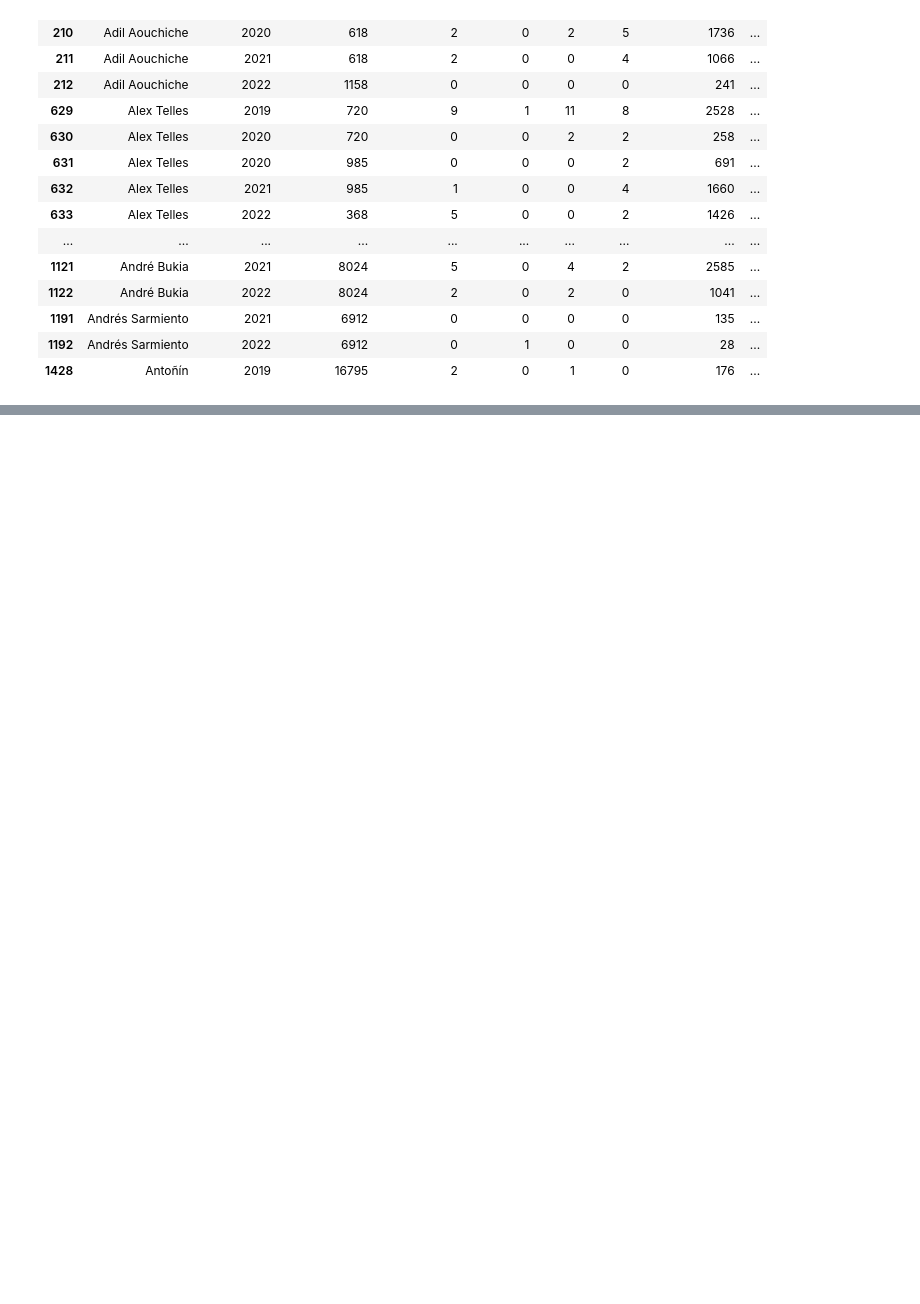
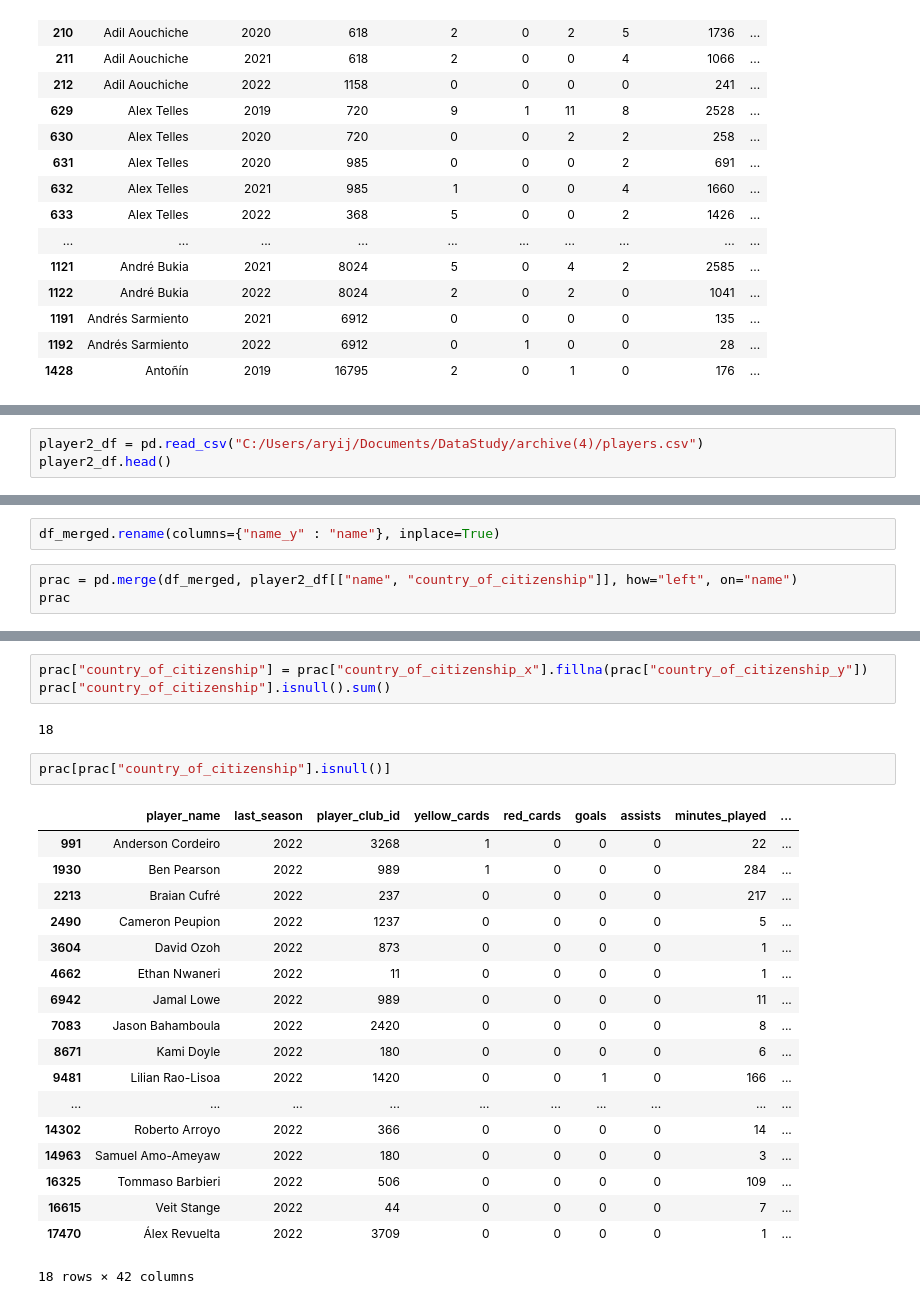
Before and after one commit to wjco/DAStudy-sat, a Jupyter notebook: Tek/football-data-from-transfermarkt/preprocessing-football-data-from-transfermarkt.ipynb, the cells around one changed output, grey strips where cells are left out. Cells and saved outputs as stored; diff of their text form; blank space fills up the shorter version.

```diff
--- a/Tek/football-data-from-transfermarkt/preprocessing-football-data-from-transfermarkt.ipynb
+++ b/Tek/football-data-from-transfermarkt/preprocessing-football-data-from-transfermarkt.ipynb
@@ -718,0 +800,3 @@ apps_copy[apps_copy.player_name=="Alex Telles"]
+# %%
+player2_df = pd.read_csv("C:/Users/aryij/Documents/DataStudy/archive(4)/players.csv")
+player2_df.head()
@@ -718,0 +853,5 @@ apps_copy[apps_copy.player_name=="Alex Telles"]
+# %%
+df_merged.rename(columns={"name_y" : "name"}, inplace=True)
+# %%
+prac = pd.merge(df_merged, player2_df[["name", "country_of_citizenship"]], how="left", on="name")
+prac
@@ -718,0 +910,26 @@ apps_copy[apps_copy.player_name=="Alex Telles"]
+# %%
+prac["country_of_citizenship"] = prac["country_of_citizenship_x"].fillna(prac["country_of_citizenship_y"])
+prac["country_of_citizenship"].isnull().sum()
+# %% [output]
+18
+# %%
+prac[prac["country_of_citizenship"].isnull()]
+# %% [output]
+|  | player_name | last_season | player_club_id | yellow_cards | red_cards | goals | assists | minutes_played | ... |
+| 991 | Anderson Cordeiro | 2022 | 3268 | 1 | 0 | 0 | 0 | 22 | ... |
+| 1930 | Ben Pearson | 2022 | 989 | 1 | 0 | 0 | 0 | 284 | ... |
+| 2213 | Braian Cufré | 2022 | 237 | 0 | 0 | 0 | 0 | 217 | ... |
+| 2490 | Cameron Peupion | 2022 | 1237 | 0 | 0 | 0 | 0 | 5 | ... |
+| 3604 | David Ozoh | 2022 | 873 | 0 | 0 | 0 | 0 | 1 | ... |
+| 4662 | Ethan Nwaneri | 2022 | 11 | 0 | 0 | 0 | 0 | 1 | ... |
+| 6942 | Jamal Lowe | 2022 | 989 | 0 | 0 | 0 | 0 | 11 | ... |
+| 7083 | Jason Bahamboula | 2022 | 2420 | 0 | 0 | 0 | 0 | 8 | ... |
+| 8671 | Kami Doyle | 2022 | 180 | 0 | 0 | 0 | 0 | 6 | ... |
+| 9481 | Lilian Rao-Lisoa | 2022 | 1420 | 0 | 0 | 1 | 0 | 166 | ... |
+| ... | ... | ... | ... | ... | ... | ... | ... | ... | ... |
+| 14302 | Roberto Arroyo | 2022 | 366 | 0 | 0 | 0 | 0 | 14 | ... |
+| 14963 | Samuel Amo-Ameyaw | 2022 | 180 | 0 | 0 | 0 | 0 | 3 | ... |
+| 16325 | Tommaso Barbieri | 2022 | 506 | 0 | 0 | 0 | 0 | 109 | ... |
+| 16615 | Veit Stange | 2022 | 44 | 0 | 0 | 0 | 0 | 7 | ... |
+| 17470 | Álex Revuelta | 2022 | 3709 | 0 | 0 | 0 | 0 | 1 | ... |
+18 rows × 42 columns
```
Also changed, not shown: parts of 35 cells of this notebook, 1 other file.
